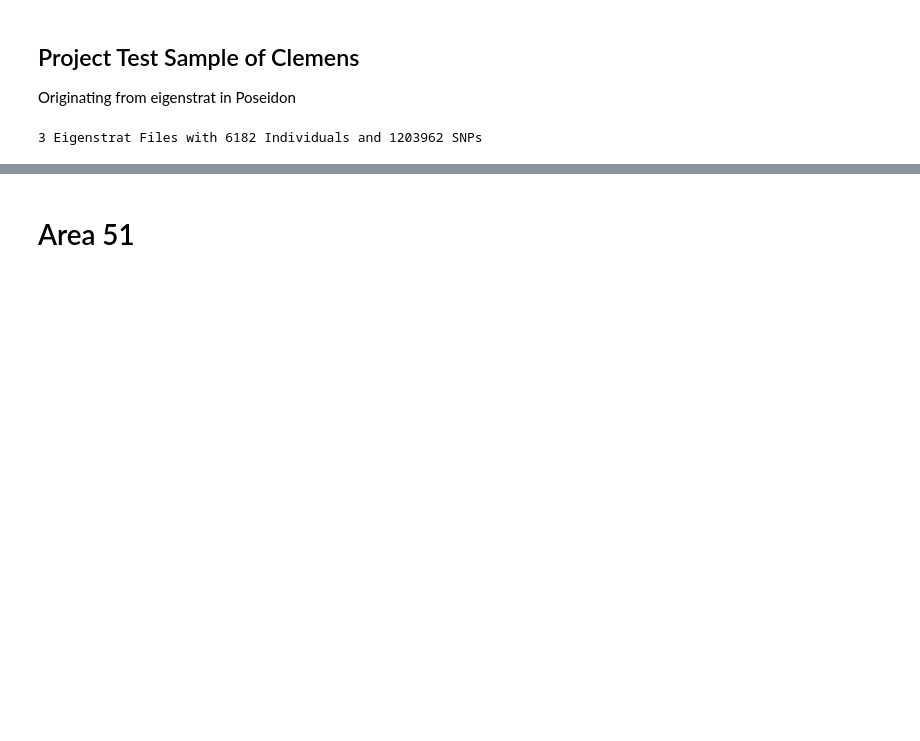
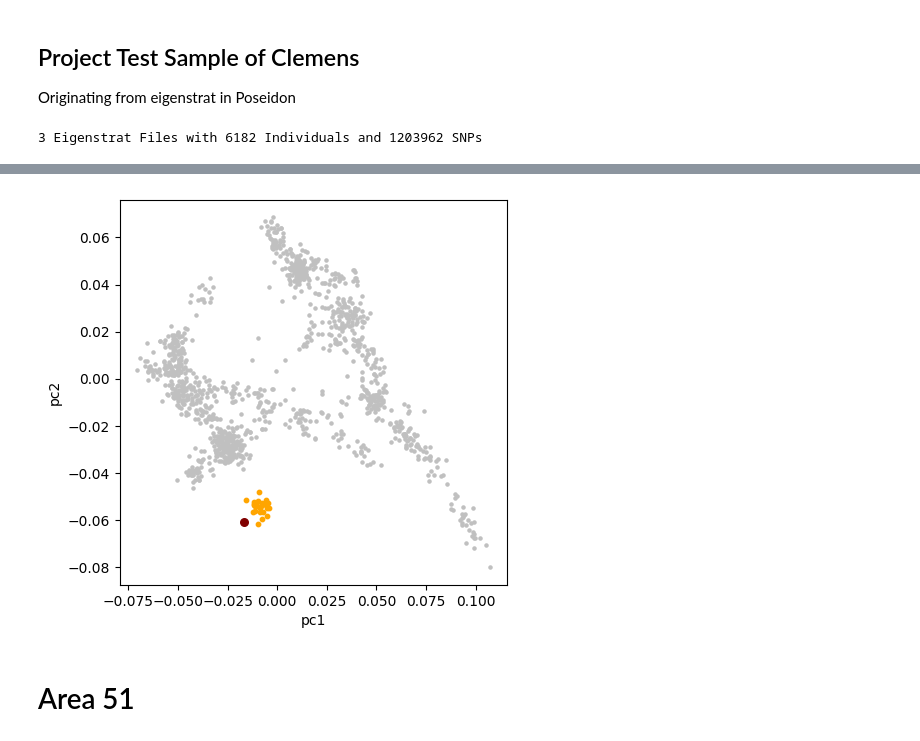
Before and after one commit to hringbauer/projectPCA, a Jupyter notebook: notebooks/proj_es.ipynb, the cells around one changed output, grey strips where cells are left out. Saved outputs shown, nothing was run; the diff lists cells and outputs as text; code cells hidden in the pictures; blank space fills up the shorter version.

```diff
--- a/notebooks/proj_es.ipynb
+++ b/notebooks/proj_es.ipynb
@@ -342,3 +363,19 @@ df_out = project_eigenstrat(es_path="/mnt/archgen/users/schmid/fuer_harald/selec
+# %%
+pc_x, pc_y = "pc1", "pc2"
+plt.figure(figsize=(5,5))
+ax = plt.gca()
+ax.scatter(df_ho[pc_x], df_ho[pc_y],
+           c="silver", s=5)
+
+ax.scatter(df_sard[pc_x], df_sard[pc_y],
+           c="orange", s=10)
+ax.scatter(df_out[pc_x], df_out[pc_y],
+           c="maroon", s=30)
+ax.set_xlabel(pc_x)
+ax.set_ylabel(pc_y)
+plt.show()
+# %% [output]
+[figure, added]
 # %% [markdown]
 # Area 51
 # %% [markdown]
```
Also changed, not shown: parts of 7 cells of this notebook, 14 other files.
